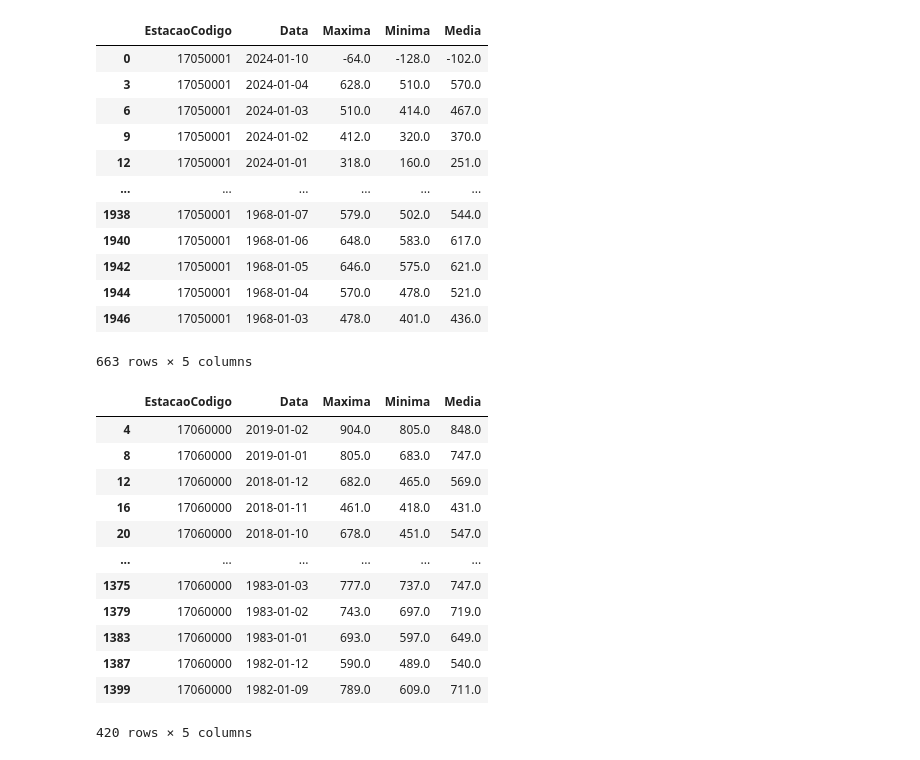
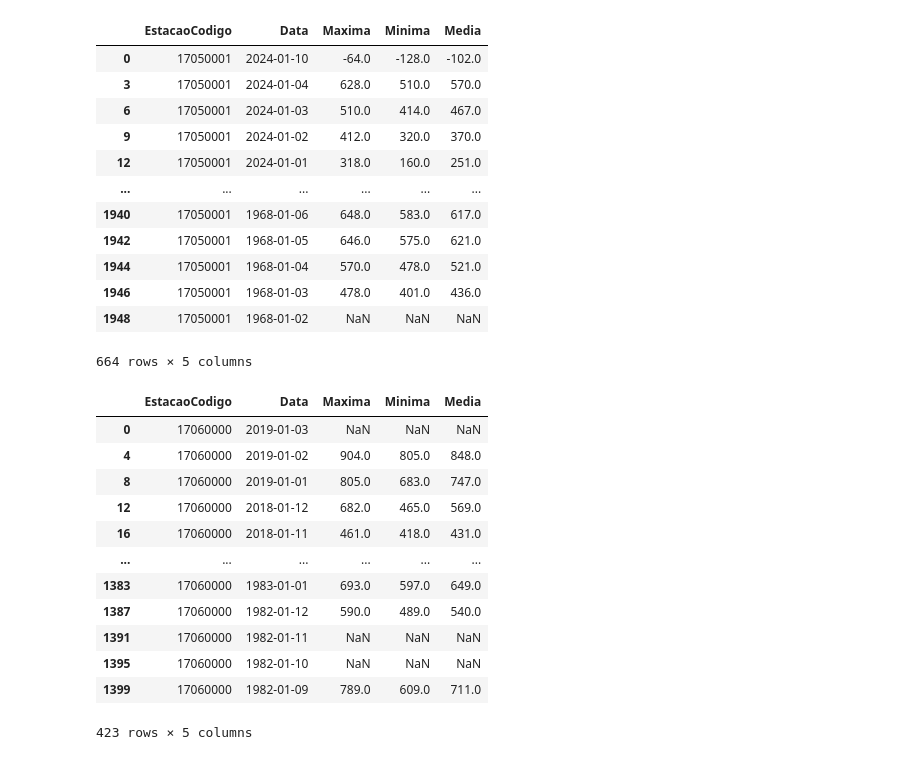
Before and after one commit to larissavaladao/py6s_harmonize_sample, a Jupyter notebook: 6. parameters_by_period/1.set_periods.ipynb, the cells around one changed output. Drawn from its saved outputs; the diff is of its cells as text; code cells hidden in the pictures.

```diff
--- a/6. parameters_by_period/1.set_periods.ipynb
+++ b/6. parameters_by_period/1.set_periods.ipynb
@@ -7,7 +7,7 @@ import matplotlib.pyplot as plt
 import seaborn as sns
 # %%
 #dados obidos = cotas
-obidos = pd.read_csv('/content/drive/MyDrive/CURUAI_PROCESS/17050001_Cotas.csv').dropna(subset=['Media']).drop_duplicates(subset=['Data'])
+obidos = pd.read_csv('/content/drive/MyDrive/CURUAI_PROCESS/17050001_Cotas.csv').drop_duplicates(subset=['Data'])
 obidos = obidos[['EstacaoCodigo', 'Data',  'Maxima', 'Minima', 'Media' ]].copy()
 obidos['Data'] = pd.to_datetime(obidos['Data'])
 obidos
@@ -19,32 +19,32 @@ obidos
 | 9 | 17050001 | 2024-01-02 | 412.0 | 320.0 | 370.0 |
 | 12 | 17050001 | 2024-01-01 | 318.0 | 160.0 | 251.0 |
 | ... | ... | ... | ... | ... | ... |
-| 1938 | 17050001 | 1968-01-07 | 579.0 | 502.0 | 544.0 |
 | 1940 | 17050001 | 1968-01-06 | 648.0 | 583.0 | 617.0 |
 | 1942 | 17050001 | 1968-01-05 | 646.0 | 575.0 | 621.0 |
 | 1944 | 17050001 | 1968-01-04 | 570.0 | 478.0 | 521.0 |
 | 1946 | 17050001 | 1968-01-03 | 478.0 | 401.0 | 436.0 |
+| 1948 | 17050001 | 1968-01-02 | NaN | NaN | NaN |
-663 rows × 5 columns
+664 rows × 5 columns
 # %%
 # dados curuai = cotas
-curuai = pd.read_csv('/content/drive/MyDrive/CURUAI_PROCESS/17060000_Cotas.csv').dropna(subset=['Media']).drop_duplicates(subset=['Data'])
+curuai = pd.read_csv('/content/drive/MyDrive/CURUAI_PROCESS/17060000_Cotas.csv').drop_duplicates(subset=['Data'])
 curuai = curuai[['EstacaoCodigo', 'Data',  'Maxima', 'Minima', 'Media' ]].copy()
 curuai['Data'] = pd.to_datetime(curuai['Data'])
 curuai
 # %% [output]
 |  | EstacaoCodigo | Data | Maxima | Minima | Media |
+| 0 | 17060000 | 2019-01-03 | NaN | NaN | NaN |
 | 4 | 17060000 | 2019-01-02 | 904.0 | 805.0 | 848.0 |
 | 8 | 17060000 | 2019-01-01 | 805.0 | 683.0 | 747.0 |
 | 12 | 17060000 | 2018-01-12 | 682.0 | 465.0 | 569.0 |
 | 16 | 17060000 | 2018-01-11 | 461.0 | 418.0 | 431.0 |
-| 20 | 17060000 | 2018-01-10 | 678.0 | 451.0 | 547.0 |
 | ... | ... | ... | ... | ... | ... |
-| 1375 | 17060000 | 1983-01-03 | 777.0 | 737.0 | 747.0 |
-| 1379 | 17060000 | 1983-01-02 | 743.0 | 697.0 | 719.0 |
 | 1383 | 17060000 | 1983-01-01 | 693.0 | 597.0 | 649.0 |
 | 1387 | 17060000 | 1982-01-12 | 590.0 | 489.0 | 540.0 |
+| 1391 | 17060000 | 1982-01-11 | NaN | NaN | NaN |
+| 1395 | 17060000 | 1982-01-10 | NaN | NaN | NaN |
 | 1399 | 17060000 | 1982-01-09 | 789.0 | 609.0 | 711.0 |
-420 rows × 5 columns
+423 rows × 5 columns
 # %%
 # concatenar dados das duas estações e restringir para o periodo de tempo que há dados em curuai
 cotas = pd.concat([obidos, curuai]).sort_values(by='Data').set_index('Data')
```
Also changed, not shown: parts of 14 cells of this notebook.
